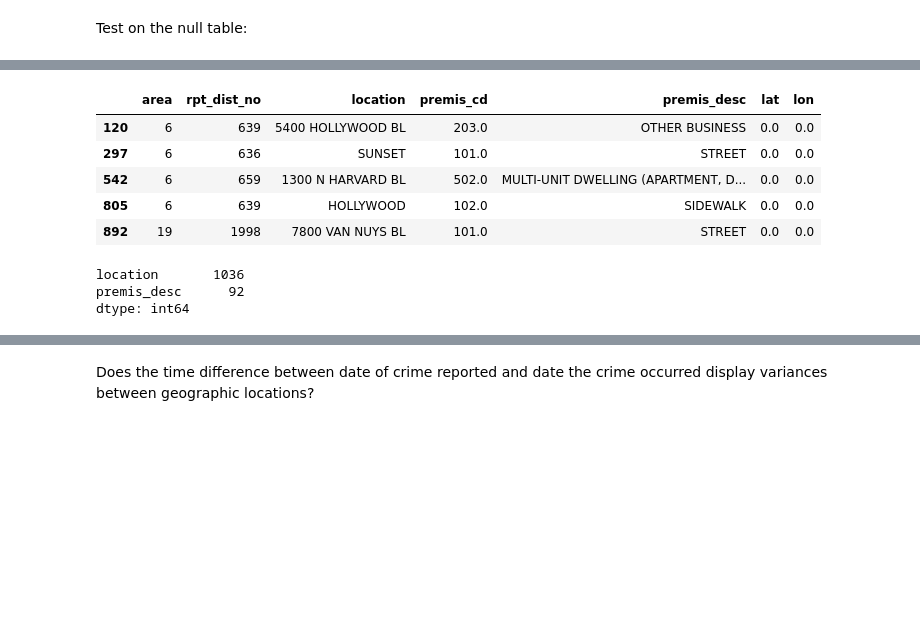
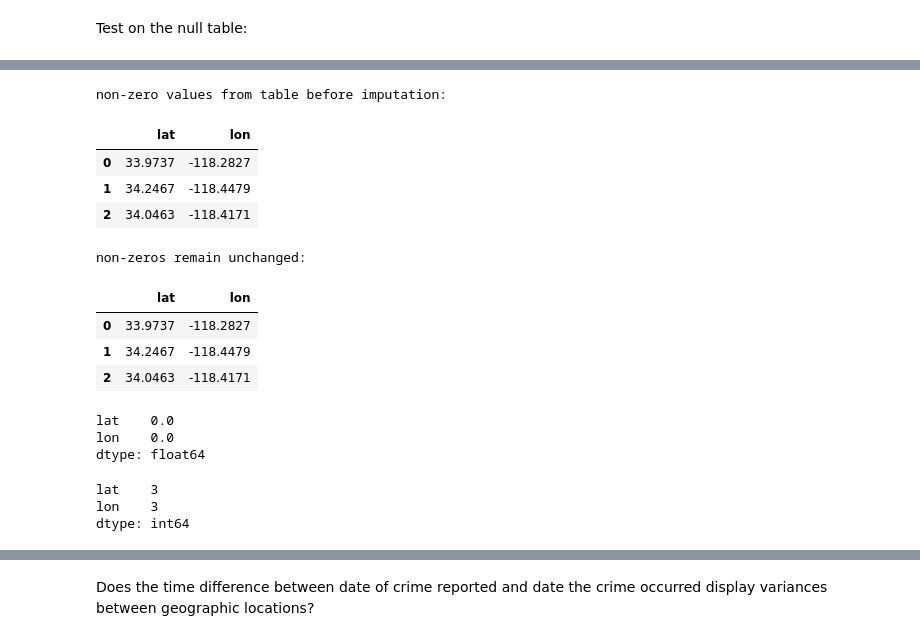
Before and after one commit to jdormaar/Boardgame_Preferences_Predictive_Analysis, a Jupyter notebook: Competitions/Analyzing Crime in LA/notebook.ipynb, the cells around one changed output, grey strips where cells are left out. Saved outputs shown, nothing was run; the diff lists cells and outputs as text; code cells hidden in the pictures; blank space fills up the shorter version.

```diff
--- a/Competitions/Analyzing Crime in LA/notebook.ipynb
+++ b/Competitions/Analyzing Crime in LA/notebook.ipynb
@@ -591,15 +565,37 @@ test.head(3)
-# %%
-df_ll_nulls.head()
-# %% [output]
-|  | area | rpt_dist_no | location | premis_cd | premis_desc | lat | lon |
-| 120 | 6 | 639 | 5400 HOLLYWOOD BL | 203.0 | OTHER BUSINESS | 0.0 | 0.0 |
-| 297 | 6 | 636 | SUNSET | 101.0 | STREET | 0.0 | 0.0 |
-| 542 | 6 | 659 | 1300 N HARVARD BL | 502.0 | MULTI-UNIT DWELLING (APARTMENT, D... | 0.0 | 0.0 |
-| 805 | 6 | 639 | HOLLYWOOD | 102.0 | SIDEWALK | 0.0 | 0.0 |
-| 892 | 19 | 1998 | 7800 VAN NUYS BL | 101.0 | STREET | 0.0 | 0.0 |
+# %%
+print(f'non-zero values from table before imputation:')
+df[['lat', 'lon']].head(3)
+# %% [output]
+non-zero values from table before imputation:
+|  | lat | lon |
+| 0 | 33.9737 | -118.2827 |
+| 1 | 34.2467 | -118.4479 |
+| 2 | 34.0463 | -118.4171 |
+# %%
+# Impute values for 'lat' and 'lon' columns where they are 0
+df.loc[df['lat'] == 0, 'lat'] = df['rpt_dist_no'].map(lat_impute_dict)
+df.loc[df['lon'] == 0, 'lon'] = df['rpt_dist_no'].map(lon_impute_dict)
+
+# Confirm initial lat-lon values remain unchanged
+print('non-zeros remain unchanged:')
+df[['lat', 'lon']].head(3)
+# %% [output]
+non-zeros remain unchanged:
+|  | lat | lon |
+| 0 | 33.9737 | -118.2827 |
+| 1 | 34.2467 | -118.4479 |
+| 2 | 34.0463 | -118.4171 |
+# %%
+# Confirm there are no more zero geolocation values in 'lat' or 'lon'
+df[df['lat'] ==0][['lat', 'lon']].sum()
+# %% [output]
+lat    0.0
+lon    0.0
+dtype: float64
 # %%
-df_ll_nulls[['location', 'premis_desc']].nunique()
+# Quantize missing values:
+df[['lat', 'lon']].isna().sum()
 # %% [output]
-location       1036
-premis_desc      92
+lat    3
+lon    3
 dtype: int64
```
Also changed, not shown: parts of 36 cells of this notebook.
